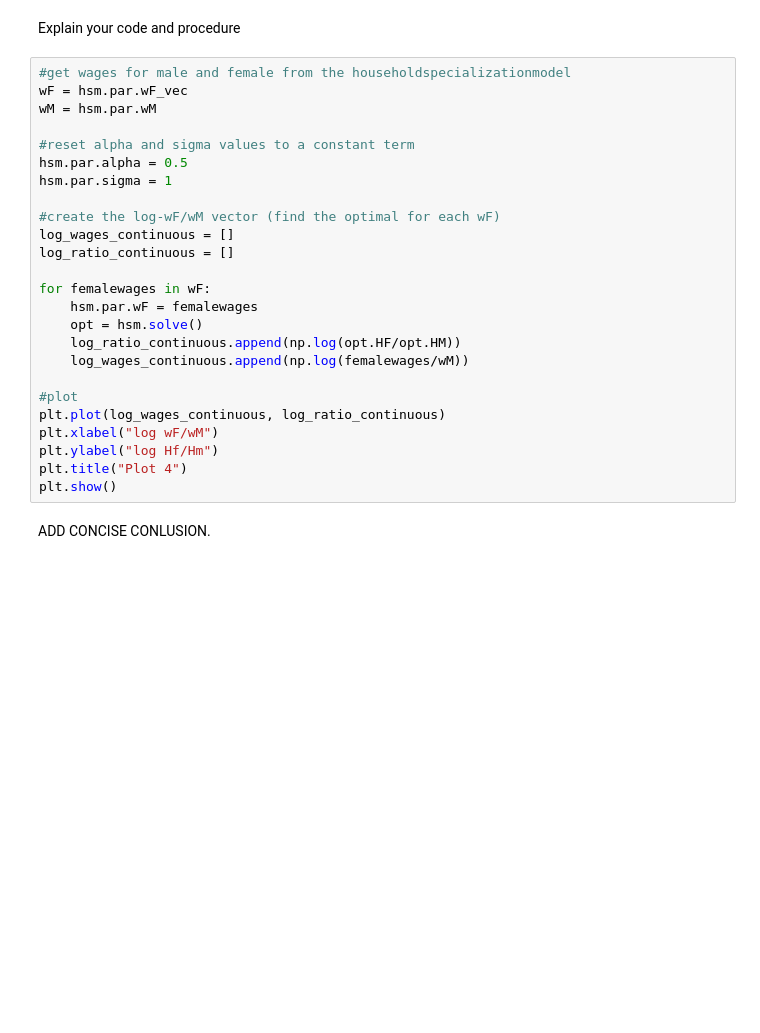
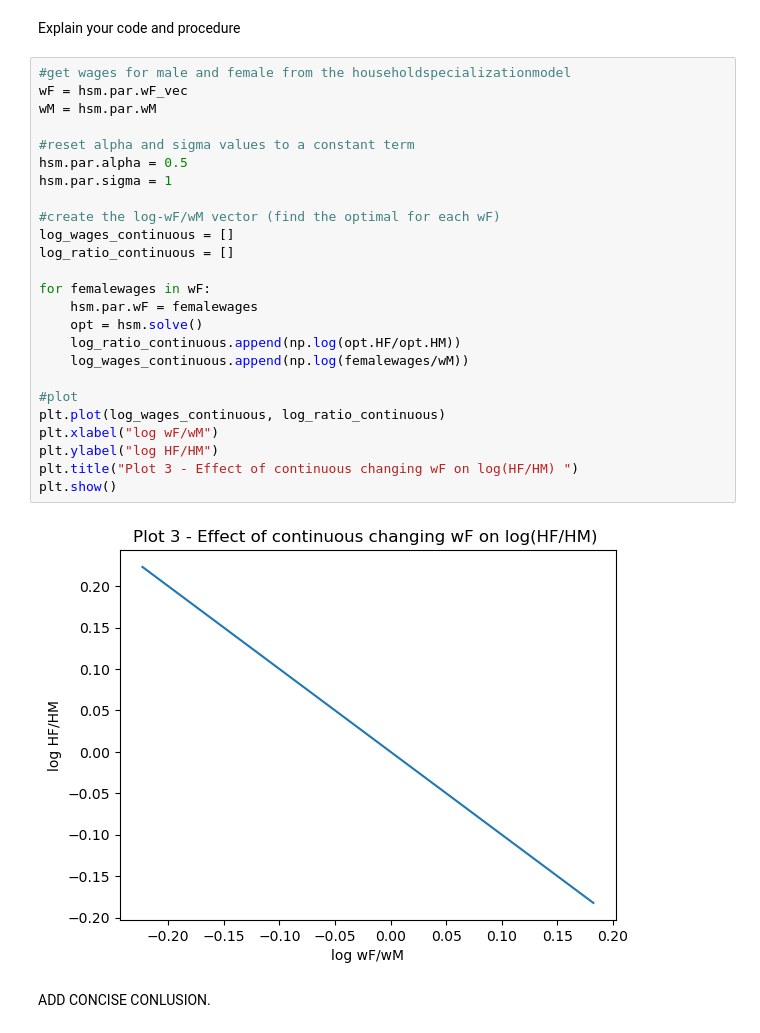
Before and after one commit to NumEconCopenhagen/projects-2023-shashi-buhle, a Jupyter notebook: inauguralproject/inauguralproject.ipynb, the cells around one changed output. Cells and saved outputs as stored; diff of their text form; blank space fills up the shorter version.

```diff
--- a/inauguralproject/inauguralproject.ipynb
+++ b/inauguralproject/inauguralproject.ipynb
@@ -80,27 +96,29 @@ Explain your code and procedure
 # %%
 #get wages for male and female from the householdspecializationmodel
 wF = hsm.par.wF_vec
 wM = hsm.par.wM
 
 #reset alpha and sigma values to a constant term
 hsm.par.alpha = 0.5
 hsm.par.sigma = 1
 
 #create the log-wF/wM vector (find the optimal for each wF)
 log_wages_continuous = []
 log_ratio_continuous = []
 
 for femalewages in wF:
     hsm.par.wF = femalewages
     opt = hsm.solve()
     log_ratio_continuous.append(np.log(opt.HF/opt.HM))
     log_wages_continuous.append(np.log(femalewages/wM))
 
 #plot
 plt.plot(log_wages_continuous, log_ratio_continuous)
 plt.xlabel("log wF/wM")
-plt.ylabel("log Hf/Hm")
-plt.title("Plot 4")
+plt.ylabel("log HF/HM")
+plt.title("Plot 3 - Effect of continuous changing wF on log(HF/HM) ")
 plt.show()
+# %% [output]
+[figure, added]
 # %% [markdown]
 ADD CONCISE CONLUSION.
```
Also changed, not shown: parts of 3 cells of this notebook, 1 other file.
